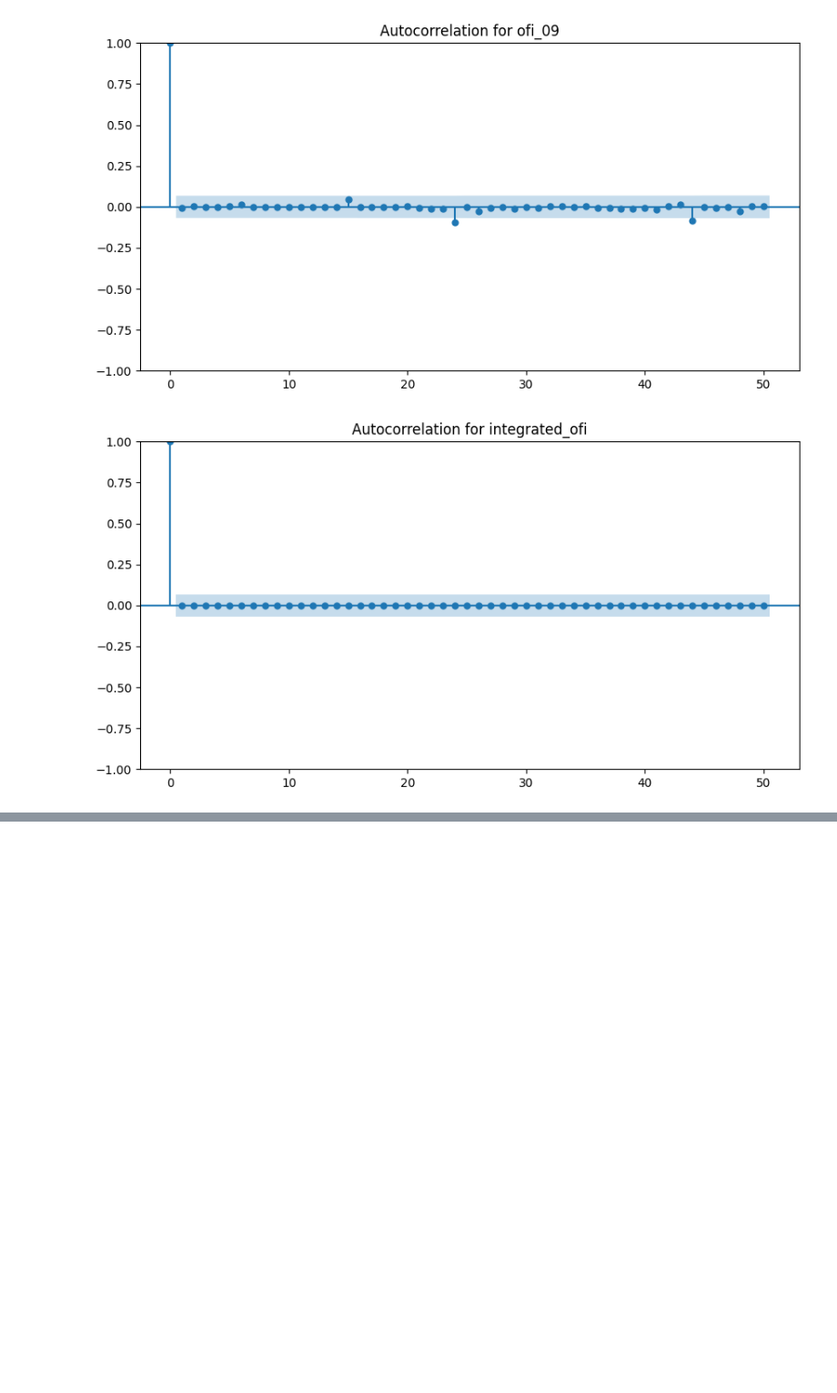
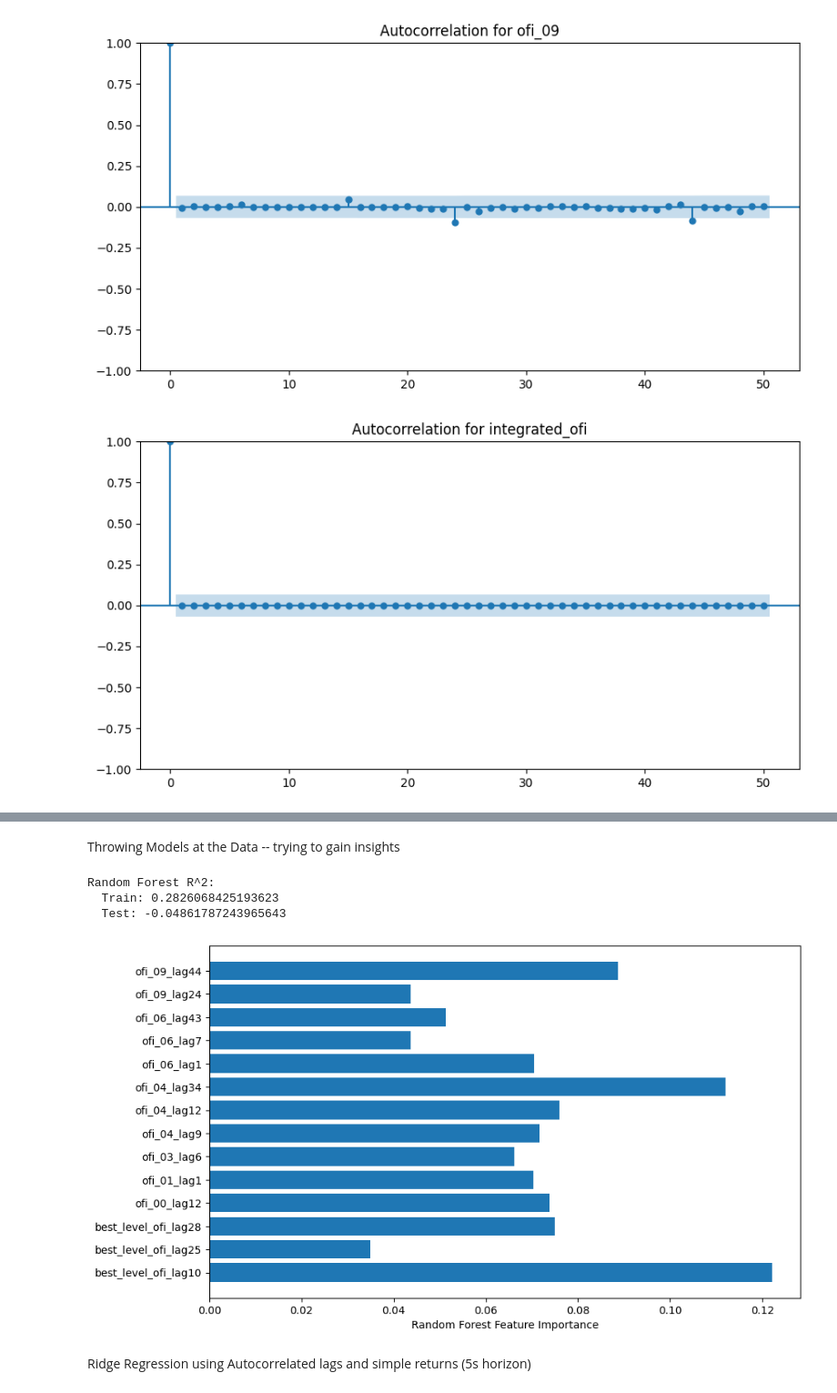
Before and after one commit to sun-sohan/blockhousetask, a Jupyter notebook: regressionexploration.ipynb, the cells around one changed output, grey strips where cells are left out. Shown at 91% size. Saved outputs shown, nothing was run; the diff lists cells and outputs as text; code cells hidden in the pictures; blank space fills up the shorter version.

```diff
--- a/regressionexploration.ipynb
+++ b/regressionexploration.ipynb
@@ -108,6 +108,10 @@ ofi_best_level.index = pd.to_datetime(ofi_best_level.index).tz_localize('UTC')
 multi_level_ofi.index = pd.to_datetime(multi_level_ofi.index).tz_localize('UTC')
 integrated_ofi.index = pd.to_datetime(integrated_ofi.index).tz_localize('UTC')
 
+ofi_all = pd.concat([ofi_best_level, multi_level_ofi, integrated_ofi], axis=1)
+print("\nMerged OFI Features:")
+print(ofi_all.head())
+
 print("OFI Best Level:")
 print(ofi_best_level.head())
 
@@ -155,10 +161,6 @@ def adf_test(series, signif=0.05, name=""):
     else:
         print(f"  ❌ Non-Stationary (fail to reject H₀)\n")
 
-# Example: test target horizons
-for col in target_horizons.columns:
-    adf_test(target_horizons[col], name=f"Target Horizon {col}")
-
 # Example: test OFI features (best-level, multi-level, integrated)
 for df, df_name in [
     (ofi_best_level, "Best Level OFI"),
@@ -212,0 +245,7 @@ from statsmodels.graphics.tsaplots import plot_acf
+# %%
+def build_lagged_features(ofi_df, col_lags):
+    lagged = []
+    for col, lags in col_lags.items():
+        for lag in lags:
+            lagged.append(ofi_df[col].shift(lag).rename(f"{col}_lag{lag}"))
+    return pd.concat(lagged, axis=1)
@@ -212,0 +305,50 @@ from statsmodels.graphics.tsaplots import plot_acf
+# %% [markdown]
+Throwing Models at the Data -- trying to gain insights
+# %%
+import pandas as pd
+from sklearn.model_selection import train_test_split
+from sklearn.ensemble import RandomForestRegressor
+from sklearn.metrics import r2_score
+import matplotlib.pyplot as plt
+
+# --- 1. Prepare data ---
+df = merged  # your merged dataframe
+target_col = '5s'
+
+# Select all lagged features only (exclude price and return horizons)
+lagged_features = [col for col in df.columns if 'lag' in col]
+
+X = df[lagged_features]
+y = df[target_col]
+
+# Time-based train/test split (80% train, 20% test)
+train_size = int(len(df) * 0.8)
+X_train, X_test = X.iloc[:train_size], X.iloc[train_size:]
+y_train, y_test = y.iloc[:train_size], y.iloc[train_size:]
+
+# --- 2. Random Forest ---
+rf = RandomForestRegressor(n_estimators=200, max_depth=5, random_state=42)
+rf.fit(X_train, y_train)
+
+y_train_pred_rf = rf.predict(X_train)
+y_test_pred_rf = rf.predict(X_test)
+
+print("Random Forest R^2:")
+print("  Train:", r2_score(y_train, y_train_pred_rf))
+print("  Test:", r2_score(y_test, y_test_pred_rf))
+
+# Feature importance
+plt.figure(figsize=(10,6))
+plt.barh(lagged_features, rf.feature_importances_)
+plt.xlabel("Random Forest Feature Importance")
+plt.show()
+
+# I'm going to discard Random Forest for now, as it is not performing well at all.
+# I definitely don't think I have enough Level 10 data for now, so I'm going to focus on finding significant features that I can chase down later, when I get the resources.
+# %% [output]
+Random Forest R^2:
+  Train: 0.2826068425193623
+  Test: -0.04861787243965643
+[figure, added]
+# %% [markdown]
+Ridge Regression using Autocorrelated lags and simple returns (5s horizon)
```
Also changed, not shown: parts of 12 cells of this notebook.
